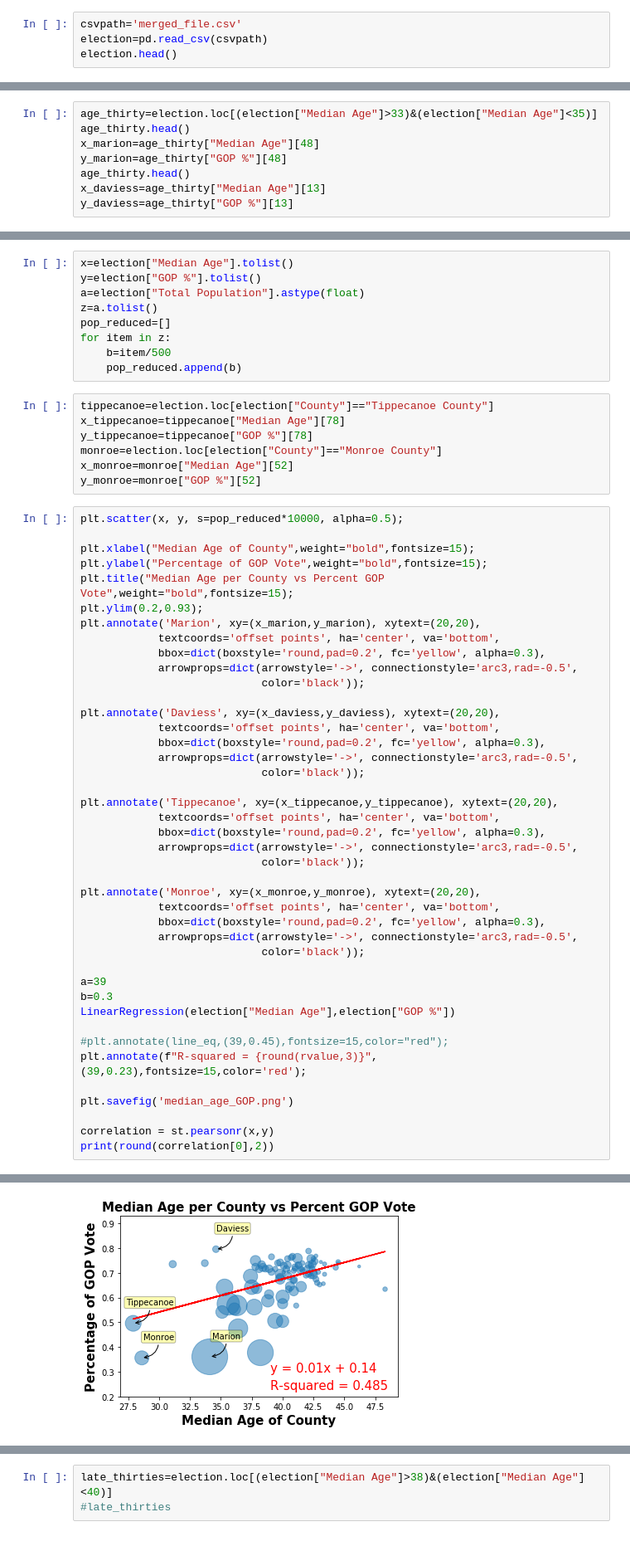
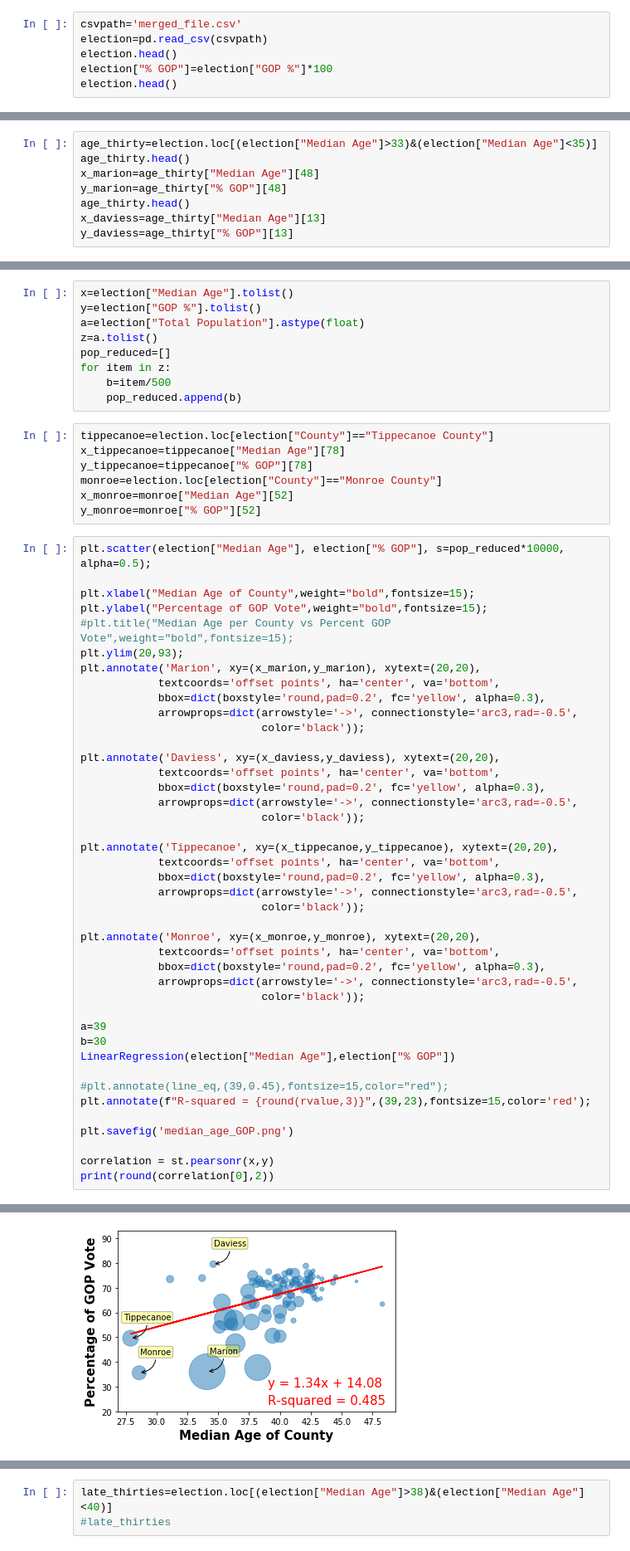
Before and after one commit to Davis1776/2016_Election_and_Demographics, a Jupyter notebook: Age Plots.ipynb, the cells around one changed output, grey strips where cells are left out. Shown at 83% size. Saved outputs shown, nothing was run; the diff lists cells and outputs as text.

```diff
--- a/Age Plots.ipynb
+++ b/Age Plots.ipynb
@@ -9,6 +9,8 @@ from scipy.stats import linregress
 csvpath='merged_file.csv'
 election=pd.read_csv(csvpath)
 election.head()
+election["% GOP"]=election["GOP %"]*100
+election.head()
 # %% [output]
 |  | Unnamed: 0 | State | State Abbr | County | DEM Votes | GOP Votes | Total Votes | DEM % | GOP % | ... |
 | 0 | 0 | Indiana | IN | Adams County | 2802 | 9642 | 13039 | 0.214894 | 0.739474 | ... |
@@ -41,10 +41,10 @@ dtype: object
 age_thirty=election.loc[(election["Median Age"]>33)&(election["Median Age"]<35)]
 age_thirty.head()
 x_marion=age_thirty["Median Age"][48]
-y_marion=age_thirty["GOP %"][48]
+y_marion=age_thirty["% GOP"][48]
 age_thirty.head()
 x_daviess=age_thirty["Median Age"][13]
-y_daviess=age_thirty["GOP %"][13]
+y_daviess=age_thirty["% GOP"][13]
 # %%
 #create a scatterplot for median age vs %Republican vote
 plt.scatter(election["Median Age"],election["GOP %"])#,s=election["Total Population"]*10, alpha=0.5);
@@ -85,17 +85,17 @@ for item in z:
 # %%
 tippecanoe=election.loc[election["County"]=="Tippecanoe County"]
 x_tippecanoe=tippecanoe["Median Age"][78]
-y_tippecanoe=tippecanoe["GOP %"][78]
+y_tippecanoe=tippecanoe["% GOP"][78]
 monroe=election.loc[election["County"]=="Monroe County"]
 x_monroe=monroe["Median Age"][52]
-y_monroe=monroe["GOP %"][52]
+y_monroe=monroe["% GOP"][52]
 # %%
-plt.scatter(x, y, s=pop_reduced*10000, alpha=0.5);
+plt.scatter(election["Median Age"], election["% GOP"], s=pop_reduced*10000, alpha=0.5);
 
 plt.xlabel("Median Age of County",weight="bold",fontsize=15);
 plt.ylabel("Percentage of GOP Vote",weight="bold",fontsize=15);
-plt.title("Median Age per County vs Percent GOP Vote",weight="bold",fontsize=15);
-plt.ylim(0.2,0.93);
+#plt.title("Median Age per County vs Percent GOP Vote",weight="bold",fontsize=15);
+plt.ylim(20,93);
 plt.annotate('Marion', xy=(x_marion,y_marion), xytext=(20,20),
             textcoords='offset points', ha='center', va='bottom',
             bbox=dict(boxstyle='round,pad=0.2', fc='yellow', alpha=0.3),
@@ -121,11 +121,11 @@ plt.annotate('Monroe', xy=(x_monroe,y_monroe), xytext=(20,20),
                             color='black'));
 
 a=39
-b=0.3
-LinearRegression(election["Median Age"],election["GOP %"])
+b=30
+LinearRegression(election["Median Age"],election["% GOP"])
 
 #plt.annotate(line_eq,(39,0.45),fontsize=15,color="red");
-plt.annotate(f"R-squared = {round(rvalue,3)}",(39,0.23),fontsize=15,color='red');
+plt.annotate(f"R-squared = {round(rvalue,3)}",(39,23),fontsize=15,color='red');
 
 plt.savefig('median_age_GOP.png')
 
@@ -137,5 +137,5 @@ y = 0.01x + 0.14
 0.49
-[figure, old version]
+[figure, new version]
 # %% [markdown]
 according to:
 https://www.census.gov/newsroom/blogs/random-samplings/2017/05/voting_in_america.html![image.png](attachment:image.png)
```
Also changed, not shown: parts of 9 cells of this notebook, 7 other files.
